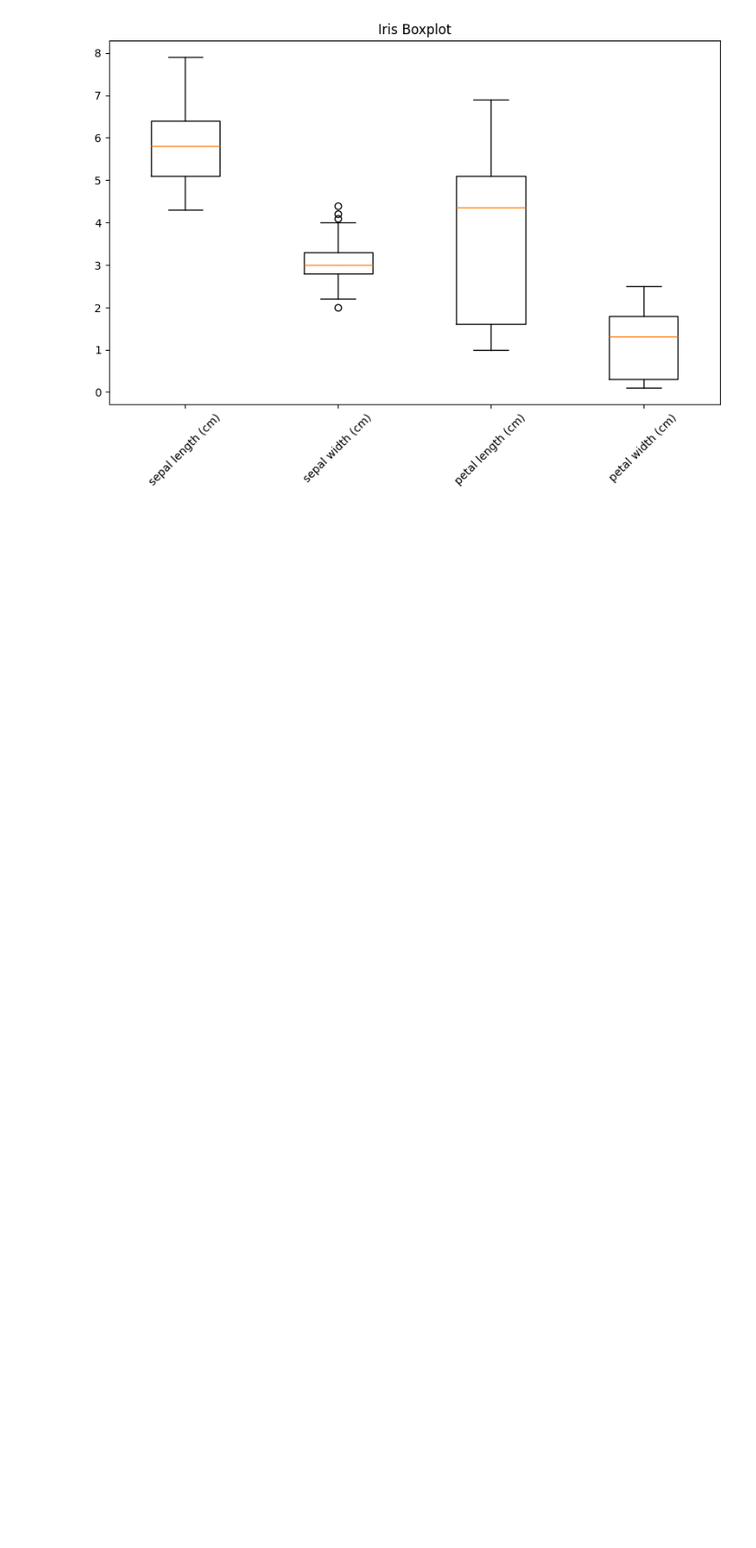
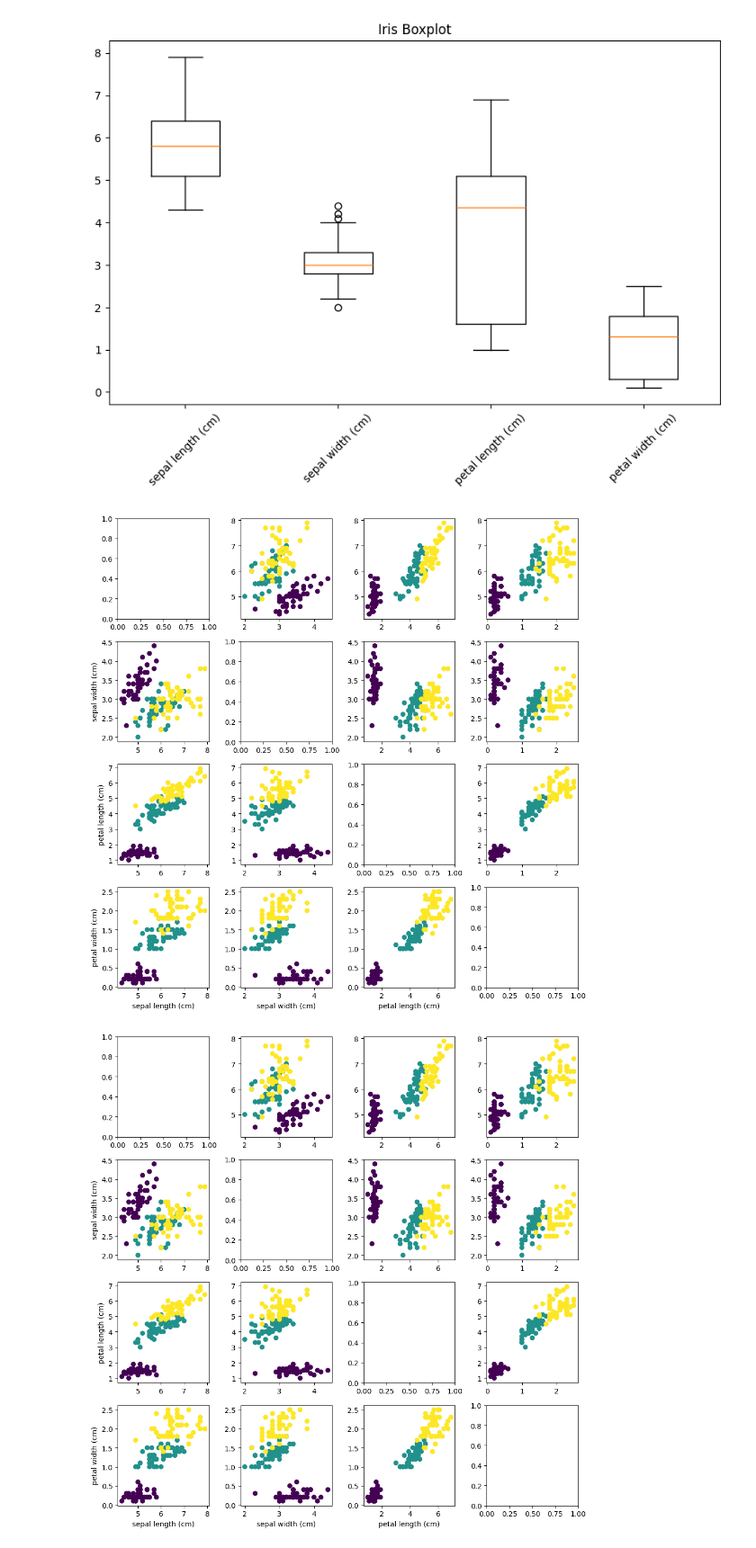
Before and after one commit to athulrj02/DA-Python, a Jupyter notebook: 20035410|Exercise_6_VisualisationIrisDataSet.ipynb, the cells around one changed output. Shown at 90% size. Cells and saved outputs as stored; diff of their text form; code cells hidden in the pictures; blank space fills up the shorter version.

```diff
--- a/20035410|Exercise_6_VisualisationIrisDataSet.ipynb
+++ b/20035410|Exercise_6_VisualisationIrisDataSet.ipynb
@@ -68,3 +94,34 @@ plt.title('Iris Boxplot')
 plt.show()
 # %% [output]
 [figure]
+# %%
+x = iris.data
+y = iris.target
+# %%
+# 6. Implement a function that creates a scatter plot matrix, where the main diagonal are
+# either boxplots or histograms and classes.
+# 7. Encode the class information with different colors in the scatter plot matrix
+def scatter_matrix(x, y, names, ploat_type='histogram'):
+  plt.figure(figsize=(10,10))
+
+  for i in range(4):
+    for j in range(4):
+      plt.subplot(4, 4, i * 4 + j + 1)
+
+      if i == j:
+        if ploat_type == 'histogram':
+          plt.hist(x[:, i])
+      else:
+        plt.scatter(x[:, j], x[:, i], c=y)
+        if i ==3:
+          plt.xlabel(names[j])
+        if j == 0:
+          plt.ylabel(names[i])
+
+  plt.tight_layout()
+  plt.show()
+scatter_matrix(x, y, feature_names,'histrogram')
+scatter_matrix(x, y, feature_names,'boxplot')
+# %% [output]
+[figure, added]
+[figure, added]
```
Also changed, not shown: parts of 8 cells of this notebook.
